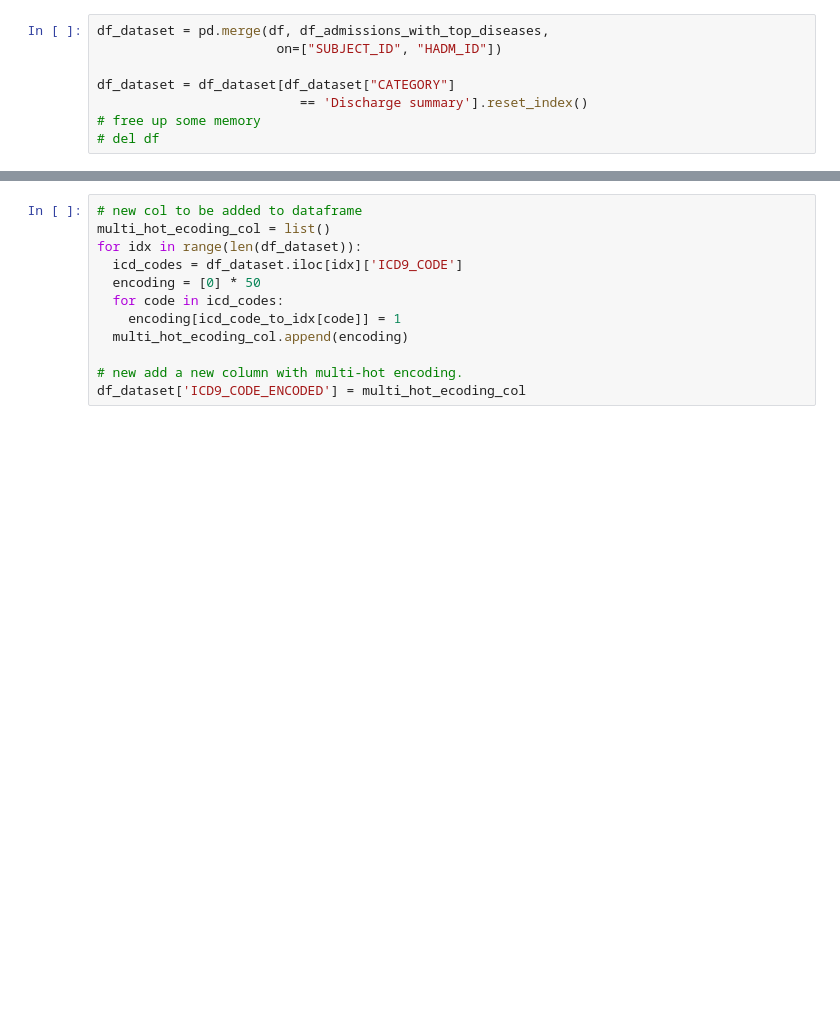
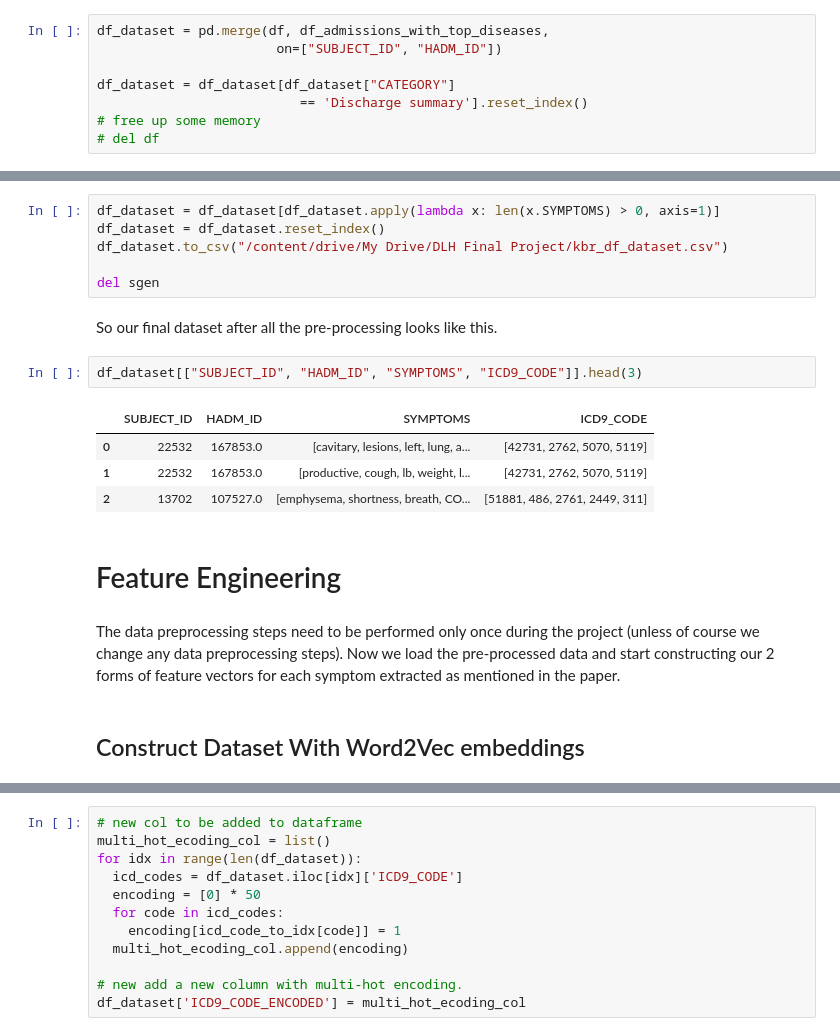
Before and after one commit to amyth18/Deep-Learning-Model-For-Disease-Prediction, a Jupyter notebook: CS598_Deep_Learning_For_Healthcare_Final_Project.ipynb, the cells around one changed output, grey strips where cells are left out. Saved outputs shown, nothing was run; the diff lists cells and outputs as text; blank space fills up the shorter version.

```diff
--- a/CS598_Deep_Learning_For_Healthcare_Final_Project.ipynb
+++ b/CS598_Deep_Learning_For_Healthcare_Final_Project.ipynb
@@ -218,0 +234,21 @@ df_dataset.head(3)
+# %%
+df_dataset = df_dataset[df_dataset.apply(lambda x: len(x.SYMPTOMS) > 0, axis=1)]
+df_dataset = df_dataset.reset_index()
+df_dataset.to_csv("/content/drive/My Drive/DLH Final Project/kbr_df_dataset.csv")
+
+del sgen
+# %% [markdown]
+So our final dataset after all the pre-processing looks like this.
+# %%
+df_dataset[["SUBJECT_ID", "HADM_ID", "SYMPTOMS", "ICD9_CODE"]].head(3)
+# %% [output]
+|  | SUBJECT_ID | HADM_ID | SYMPTOMS | ICD9_CODE |
+| 0 | 22532 | 167853.0 | [cavitary, lesions, left, lung, a... | [42731, 2762, 5070, 5119] |
+| 1 | 22532 | 167853.0 | [productive, cough, lb, weight, l... | [42731, 2762, 5070, 5119] |
+| 2 | 13702 | 107527.0 | [emphysema, shortness, breath, CO... | [51881, 486, 2761, 2449, 311] |
+# %% [markdown]
+# Feature Engineering
+# %% [markdown]
+The data preprocessing steps need to be performed only once during the project (unless of course we change any data preprocessing steps). Now we load the pre-processed data and start constructing our 2 forms of feature vectors for each symptom extracted as mentioned in the paper.
+# %% [markdown]
+## Construct Dataset With Word2Vec embeddings
```
Also changed, not shown: parts of 76 cells of this notebook.
